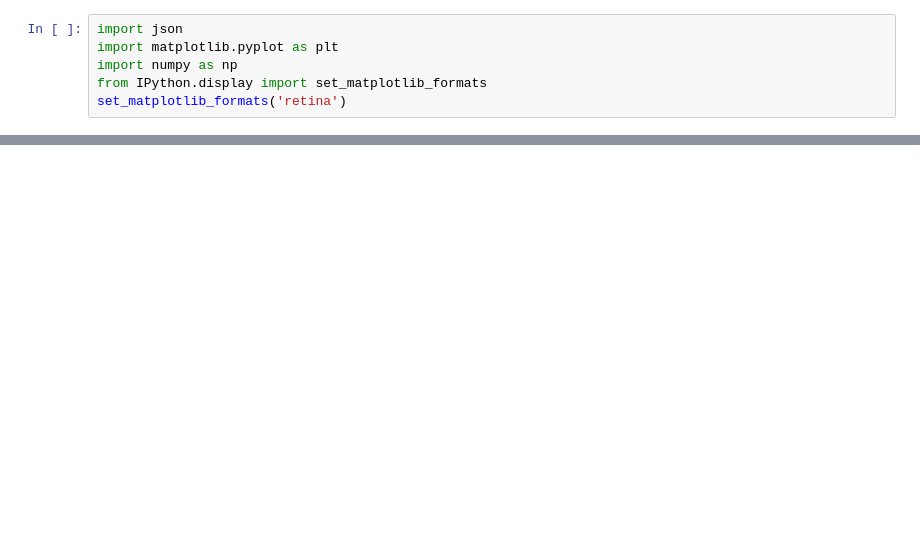
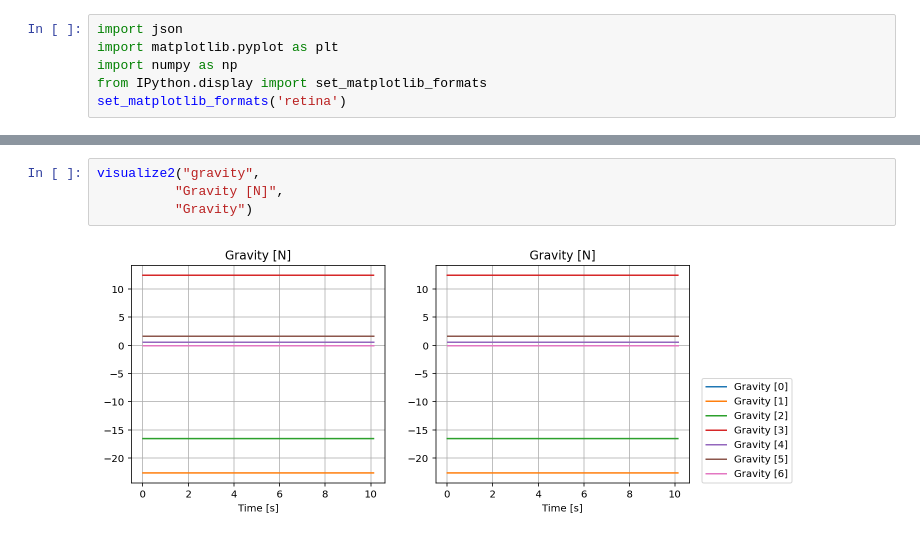
Before and after one commit to eric-heiden/panda-force, a Jupyter notebook: Plot Forces.ipynb, the cells around one changed output, grey strips where cells are left out. Cells and saved outputs as stored; diff of their text form; blank space fills up the shorter version.

```diff
--- a/Plot Forces.ipynb
+++ b/Plot Forces.ipynb
@@ -21,0 +46,6 @@ def visualize(name, title, label):
+# %%
+visualize2("gravity",
+          "Gravity [N]",
+          "Gravity")
+# %% [output]
+[figure, added]
```
Also changed, not shown: parts of 10 cells of this notebook, 7 other files.
